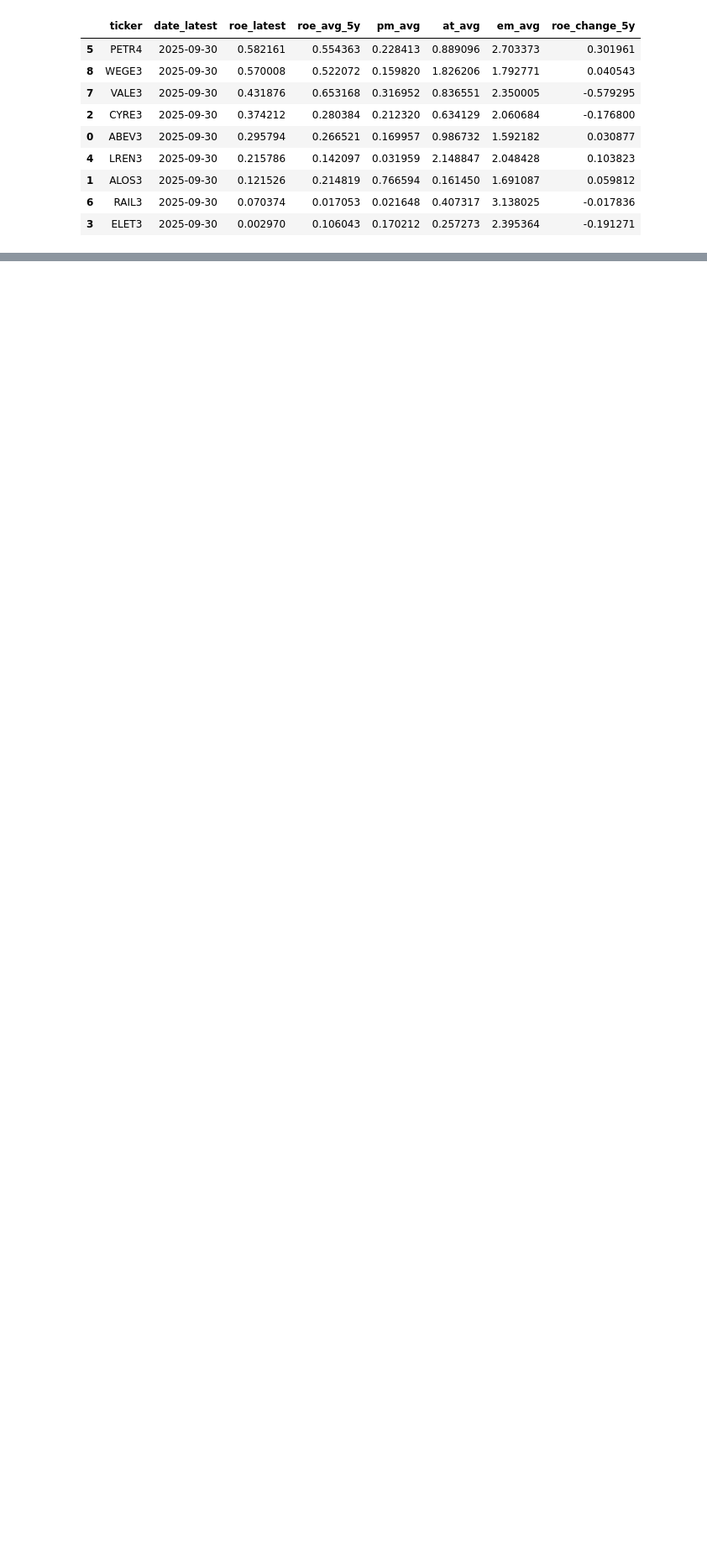
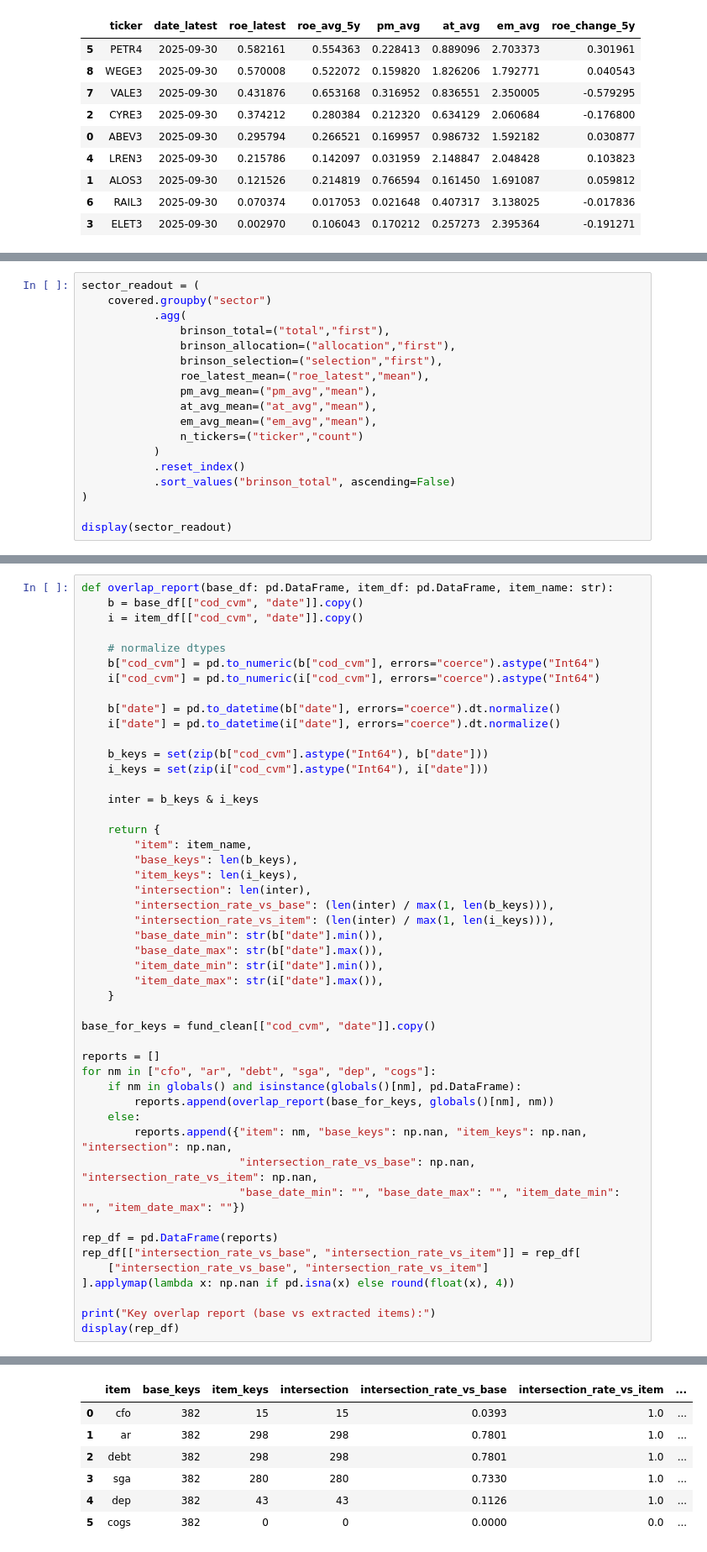
Before and after one commit to manoelbarroso-python-finance/DuPont---Brinson-Where-Did-Alpha-Come-From-, a Jupyter notebook: notebooks/data/01_project_overview.ipynb, the cells around one changed output, grey strips where cells are left out. Shown at 84% size. Drawn from its saved outputs; the diff is of its cells as text; blank space fills up the shorter version.

```diff
--- a/notebooks/data/01_project_overview.ipynb
+++ b/notebooks/data/01_project_overview.ipynb
@@ -1620,0 +1856,18 @@ display(bot3)
+# %%
+sector_readout = (
+    covered.groupby("sector")
+           .agg(
+               brinson_total=("total","first"),
+               brinson_allocation=("allocation","first"),
+               brinson_selection=("selection","first"),
+               roe_latest_mean=("roe_latest","mean"),
+               pm_avg_mean=("pm_avg","mean"),
+               at_avg_mean=("at_avg","mean"),
+               em_avg_mean=("em_avg","mean"),
+               n_tickers=("ticker","count")
+           )
+           .reset_index()
+           .sort_values("brinson_total", ascending=False)
+)
+
+display(sector_readout)
@@ -1620,0 +2475,49 @@ display(bot3)
+# %%
+def overlap_report(base_df: pd.DataFrame, item_df: pd.DataFrame, item_name: str):
+    b = base_df[["cod_cvm", "date"]].copy()
+    i = item_df[["cod_cvm", "date"]].copy()
+
+    # normalize dtypes
+    b["cod_cvm"] = pd.to_numeric(b["cod_cvm"], errors="coerce").astype("Int64")
+    i["cod_cvm"] = pd.to_numeric(i["cod_cvm"], errors="coerce").astype("Int64")
+
+    b["date"] = pd.to_datetime(b["date"], errors="coerce").dt.normalize()
+    i["date"] = pd.to_datetime(i["date"], errors="coerce").dt.normalize()
+
+    b_keys = set(zip(b["cod_cvm"].astype("Int64"), b["date"]))
+    i_keys = set(zip(i["cod_cvm"].astype("Int64"), i["date"]))
+
+    inter = b_keys & i_keys
+
+    return {
+        "item": item_name,
+        "base_keys": len(b_keys),
+        "item_keys": len(i_keys),
+        "intersection": len(inter),
+        "intersection_rate_vs_base": (len(inter) / max(1, len(b_keys))),
+        "intersection_rate_vs_item": (len(inter) / max(1, len(i_keys))),
+        "base_date_min": str(b["date"].min()),
+        "base_date_max": str(b["date"].max()),
+        "item_date_min": str(i["date"].min()),
+        "item_date_max": str(i["date"].max()),
+    }
+
+base_for_keys = fund_clean[["cod_cvm", "date"]].copy()
+
+reports = []
+for nm in ["cfo", "ar", "debt", "sga", "dep", "cogs"]:
+    if nm in globals() and isinstance(globals()[nm], pd.DataFrame):
+        reports.append(overlap_report(base_for_keys, globals()[nm], nm))
+    else:
+        reports.append({"item": nm, "base_keys": np.nan, "item_keys": np.nan, "intersection": np.nan,
+                        "intersection_rate_vs_base": np.nan, "intersection_rate_vs_item": np.nan,
+                        "base_date_min": "", "base_date_max": "", "item_date_min": "", "item_date_max": ""})
+
+rep_df = pd.DataFrame(reports)
+rep_df[["intersection_rate_vs_base", "intersection_rate_vs_item"]] = rep_df[
+    ["intersection_rate_vs_base", "intersection_rate_vs_item"]
+].applymap(lambda x: np.nan if pd.isna(x) else round(float(x), 4))
+
+print("Key overlap report (base vs extracted items):")
+display(rep_df)
+# %% [output]
@@ -1620,0 +2525,7 @@ display(bot3)
+|  | item | base_keys | item_keys | intersection | intersection_rate_vs_base | intersection_rate_vs_item | ... |
+| 0 | cfo | 382 | 15 | 15 | 0.0393 | 1.0 | ... |
+| 1 | ar | 382 | 298 | 298 | 0.7801 | 1.0 | ... |
+| 2 | debt | 382 | 298 | 298 | 0.7801 | 1.0 | ... |
+| 3 | sga | 382 | 280 | 280 | 0.7330 | 1.0 | ... |
+| 4 | dep | 382 | 43 | 43 | 0.1126 | 1.0 | ... |
+| 5 | cogs | 382 | 0 | 0 | 0.0000 | 0.0 | ... |
```
Also changed, not shown: parts of 53 cells of this notebook.
